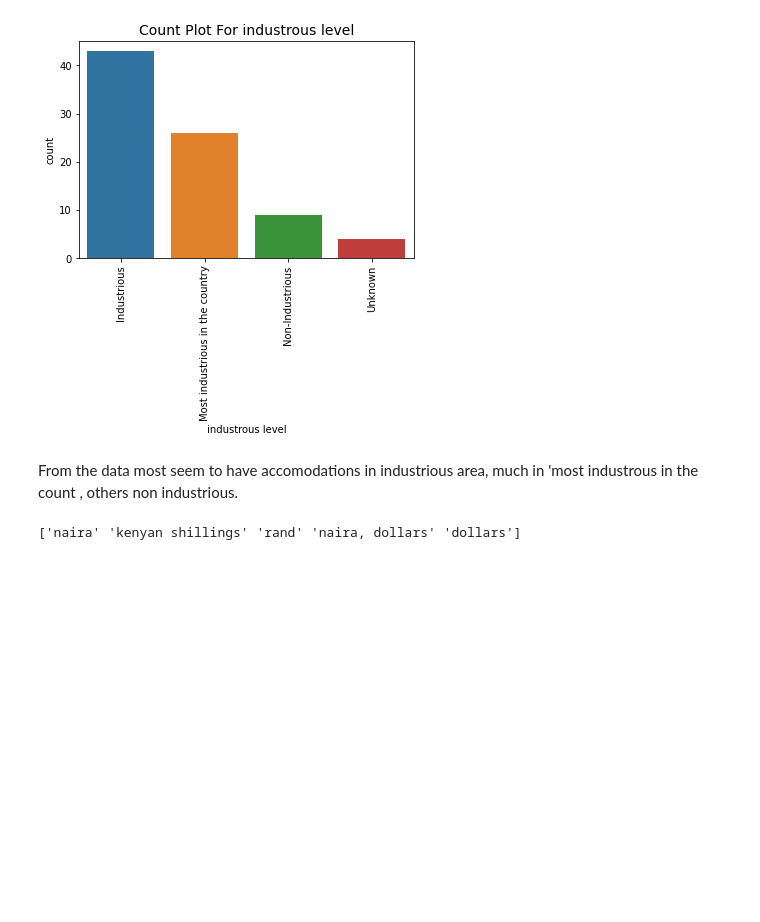
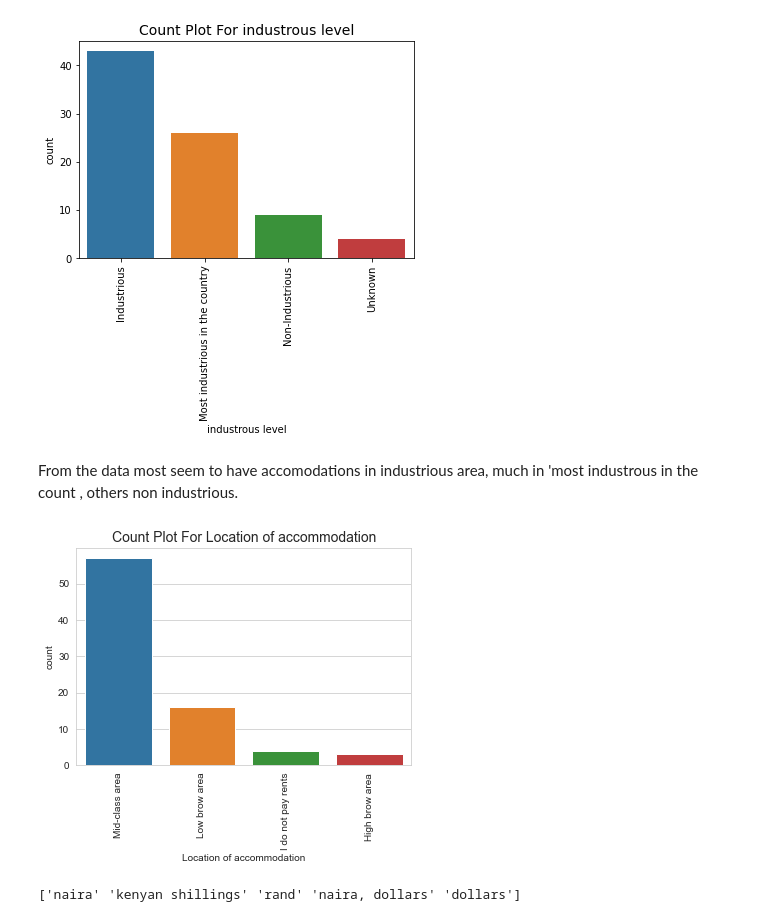
Before and after one commit to munnyraht/DS-ML-Initiative, a Jupyter notebook: Level 2/Intermediate/Accomodation.ipynb, the cells around one changed output. Drawn from its saved outputs; the diff is of its cells as text; code cells hidden in the pictures; blank space fills up the shorter version.

```diff
--- a/Level 2/Intermediate/Accomodation.ipynb
+++ b/Level 2/Intermediate/Accomodation.ipynb
@@ -288,6 +288,14 @@ plt.show()
 [figure]
 # %% [markdown]
 From the data most seem to have accomodations in industrious area, much in 'most industrous in the count , others non industrious.
+# %%
+ax = sns.countplot(x='Location of accommodation', data=df);
+plt.xticks(rotation=90)
+ax.set_title(f'Count Plot For Location of accommodation', fontsize=14)
+plt.show()
+# plt.pie(df['State/Province'].value_counts(), labels=df['State/Province'].unique(), autopct='%1.1f%%');
+# %% [output]
+[figure, added]
 # %%
 print(df['Currency'].unique())
 
```
Also changed, not shown: parts of 10 cells of this notebook.
